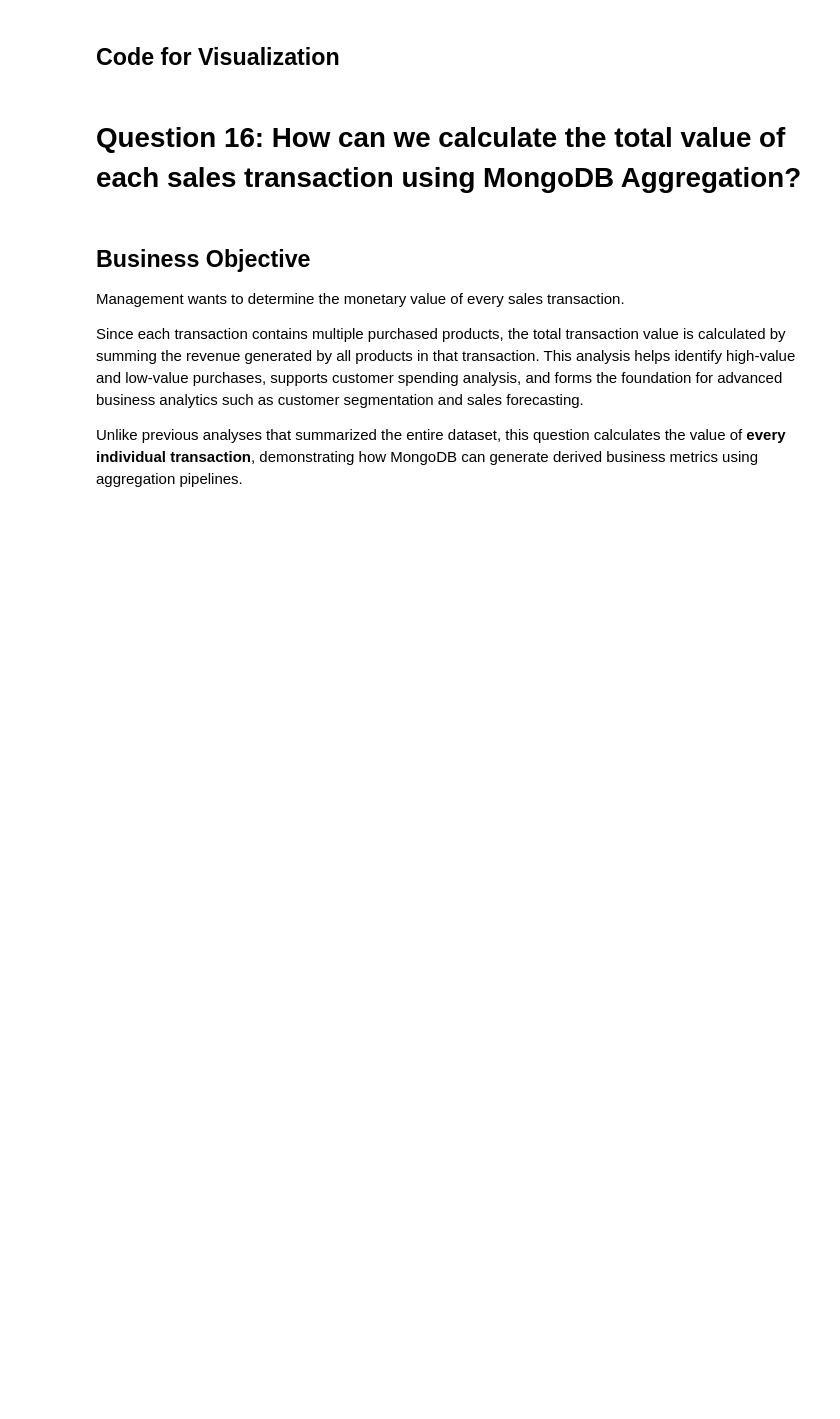
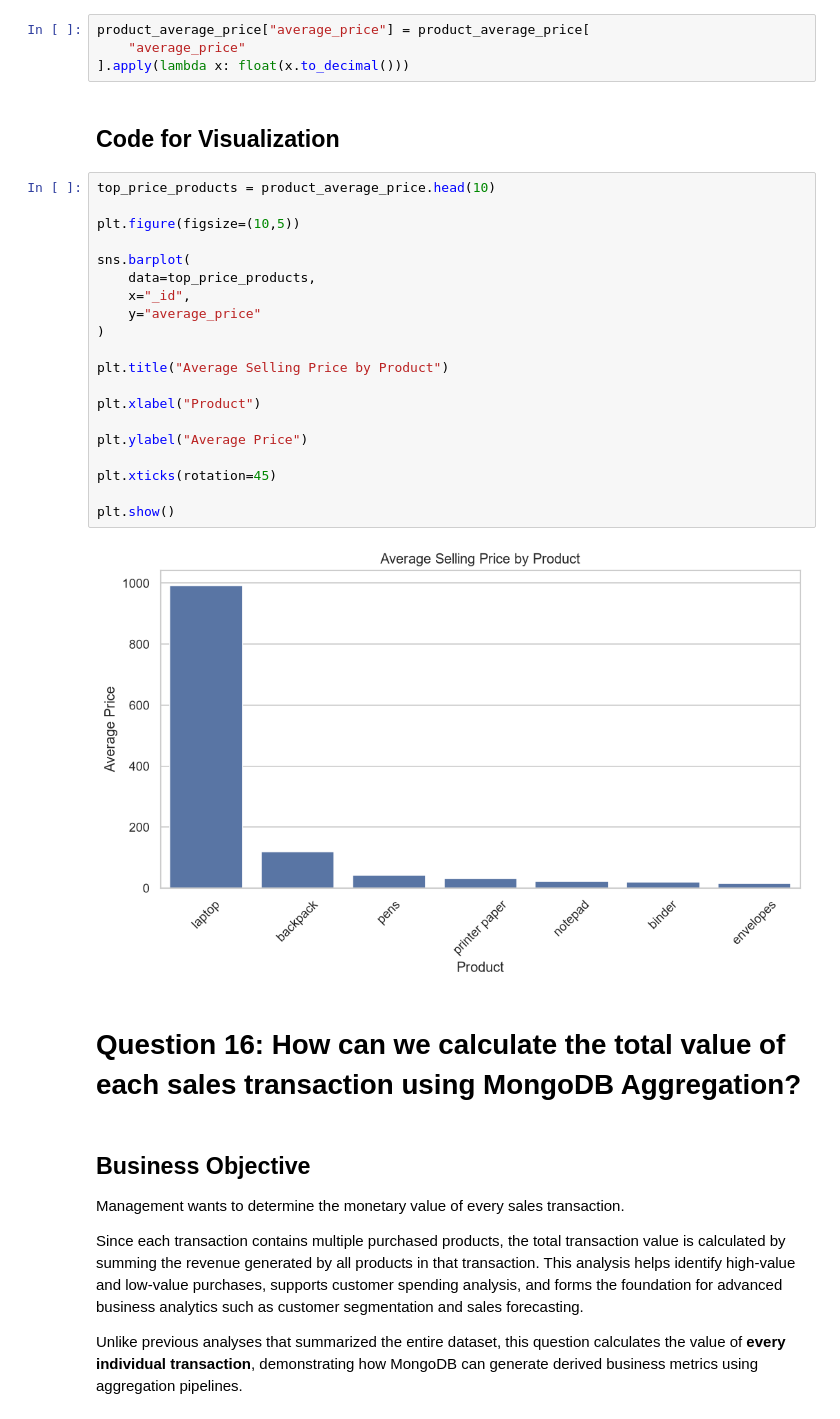
Before and after one commit to thanuja-reddi/MongoDB_EDA_Case_Study, a Jupyter notebook: notebooks/homework_casestudy_questions.ipynb, the cells around one changed output. Cells and saved outputs as stored; diff of their text form; blank space fills up the shorter version.

Commit message:
Completed Q15: Average product selling price analysis

```diff
--- a/notebooks/homework_casestudy_questions.ipynb
+++ b/notebooks/homework_casestudy_questions.ipynb
@@ -1204,5 +1238,31 @@ This analysis calculates the average selling price for every product, helping th
+# %%
+product_average_price["average_price"] = product_average_price[
+    "average_price"
+].apply(lambda x: float(x.to_decimal()))
 # %% [markdown]
 ## Code for Visualization
+# %%
+top_price_products = product_average_price.head(10)
+
+plt.figure(figsize=(10,5))
+
+sns.barplot(
+    data=top_price_products,
+    x="_id",
+    y="average_price"
+)
+
+plt.title("Average Selling Price by Product")
+
+plt.xlabel("Product")
+
+plt.ylabel("Average Price")
+
+plt.xticks(rotation=45)
+
+plt.show()
+# %% [output]
+[figure, added]
 # %% [markdown]
 # Question 16: How can we calculate the total value of each sales transaction using MongoDB Aggregation?
 # %% [markdown]
```
Also changed, not shown: parts of 1 cell of this notebook.
